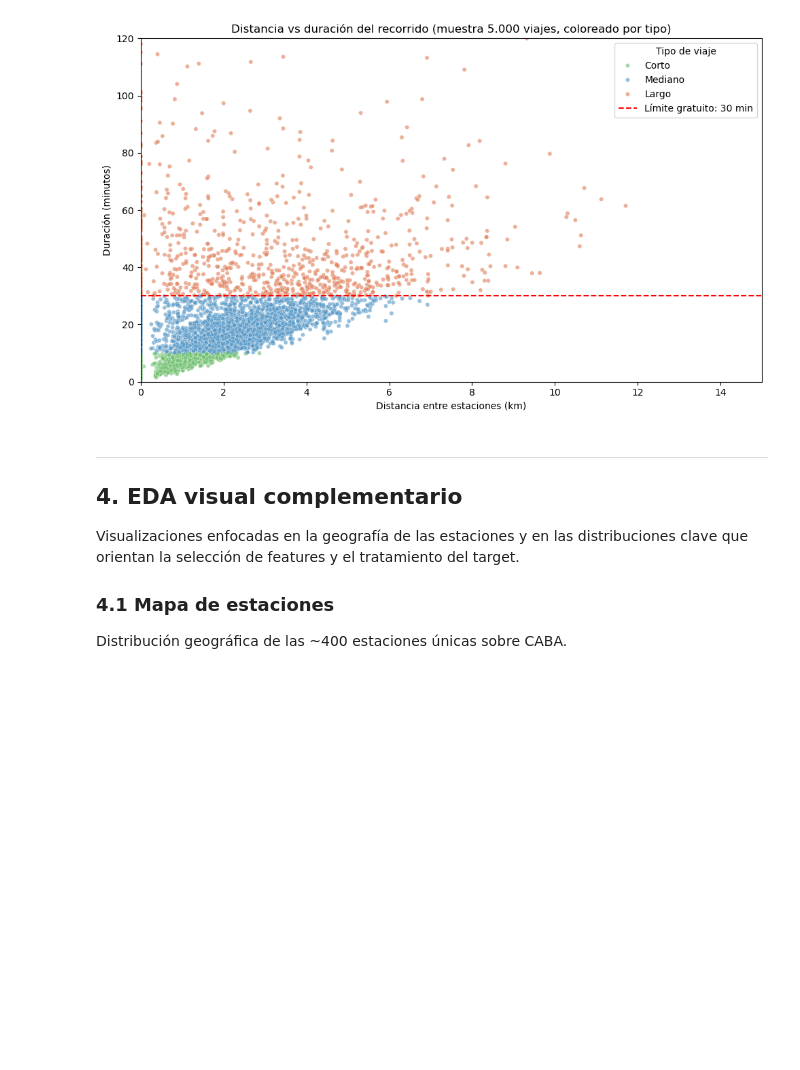
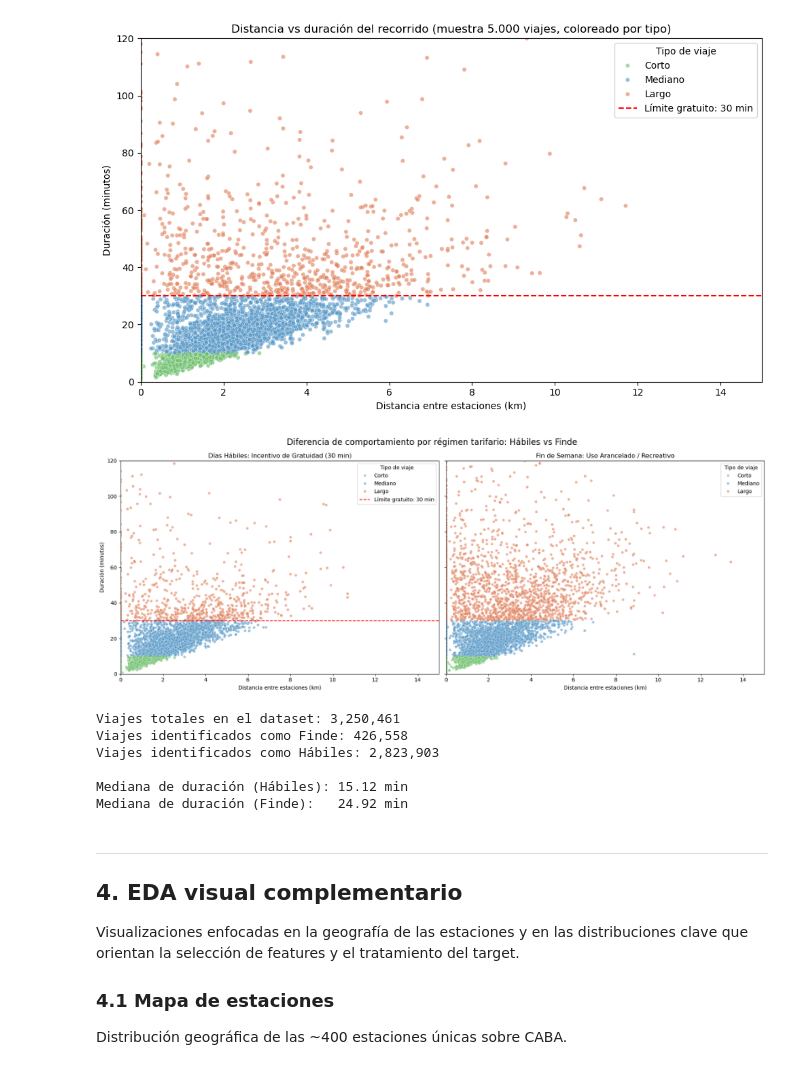
Before and after one commit to cimberlina/grupo7-eda-ecobici, a Jupyter notebook: notebook/TP_Grp7_V1_ecobici_presentation_ready.ipynb, the cells around one changed output. Cells and saved outputs as stored; diff of their text form; code cells hidden in the pictures; blank space fills up the shorter version.

Commit message:
Agregada Matriz OD y gráficos comparativos de finde vs hábiles

```diff
--- a/notebook/TP_Grp7_V1_ecobici_presentation_ready.ipynb
+++ b/notebook/TP_Grp7_V1_ecobici_presentation_ready.ipynb
@@ -667,6 +668,60 @@ plt.tight_layout()
 plt.show()
 # %% [output]
 [figure]
+# %%
+# Crea la figura con los 2 gráficos
+fig, axes = plt.subplots(1, 2, figsize=(18, 7), sharey=True)
+
+# Definimos la paleta de colores
+colores = {'Corto': '#6abf69', 'Mediano': '#5497c7', 'Largo': '#e07b54'}
+
+# GRÁFICO 1: DÍAS HÁBILES
+sample_habil = df[df['es_fin_de_semana'] == 0].sample(5000, random_state=RANDOM_STATE)
+
+sns.scatterplot(
+    data=sample_habil, x='distancia_km', y='duracion_minutos',
+    hue='tipo_viaje', palette=colores, alpha=0.6, s=25, ax=axes[0]
+)
+axes[0].set_title('Días Hábiles: Incentivo de Gratuidad (30 min)')
+axes[0].axhline(30, color='red', linestyle='--', label='Límite gratuito: 30 min')
+axes[0].legend(title='Tipo de viaje')
+
+# GRÁFICO 2: FIN DE SEMANA
+sample_finde = df[df['es_fin_de_semana'] == 1].sample(5000, random_state=RANDOM_STATE)
+
+sns.scatterplot(
+    data=sample_finde, x='distancia_km', y='duracion_minutos',
+    hue='tipo_viaje', palette=colores, alpha=0.6, s=25, ax=axes[1]
+)
+axes[1].set_title('Fin de Semana: Uso Arancelado / Recreativo')
+axes[1].legend(title='Tipo de viaje')
+
+# Configuración estética común para ambos
+for ax in axes:
+    ax.set_xlim(0, 15)
+    ax.set_ylim(0, 120)
+    ax.set_xlabel('Distancia entre estaciones (km)')
+    ax.set_ylabel('Duración (minutos)')
+
+plt.suptitle('Diferencia de comportamiento por régimen tarifario: Hábiles vs Finde', fontsize=16)
+plt.tight_layout()
+plt.show()
+
+print(f"Viajes totales en el dataset: {len(df):,}")
+print(f"Viajes identificados como Finde: {df['es_fin_de_semana'].sum():,}")
+print(f"Viajes identificados como Hábiles: {(df['es_fin_de_semana'] == 0).sum():,}")
+
+# Verificamos si las muestras son realmente distintas
+print(f"\nMediana de duración (Hábiles): {df[df['es_fin_de_semana'] == 0]['duracion_minutos'].median():.2f} min")
+print(f"Mediana de duración (Finde):   {df[df['es_fin_de_semana'] == 1]['duracion_minutos'].median():.2f} min")
+# %% [output]
+[figure, added]
+Viajes totales en el dataset: 3,250,461
+Viajes identificados como Finde: 426,558
+Viajes identificados como Hábiles: 2,823,903
+
+Mediana de duración (Hábiles): 15.12 min
+Mediana de duración (Finde):   24.92 min
 # %% [markdown]
 ---
 ## 4. EDA visual complementario
```
Also changed, not shown: parts of 8 cells of this notebook, 1 other file.
